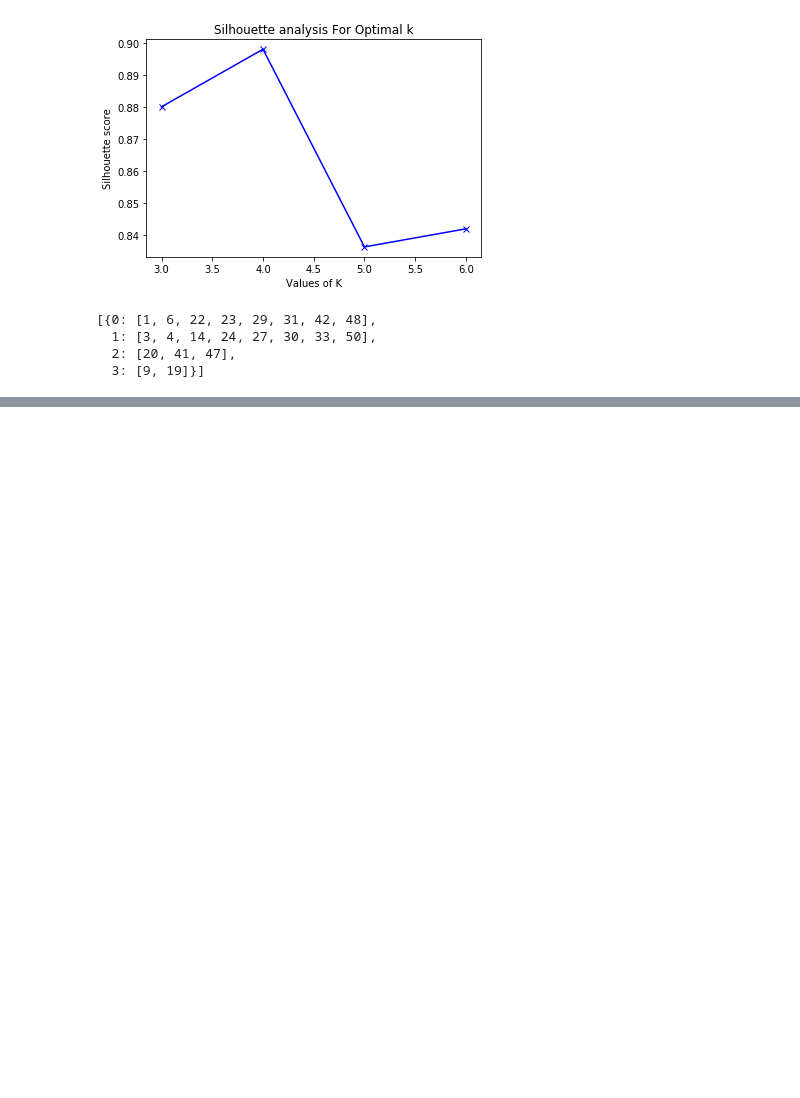
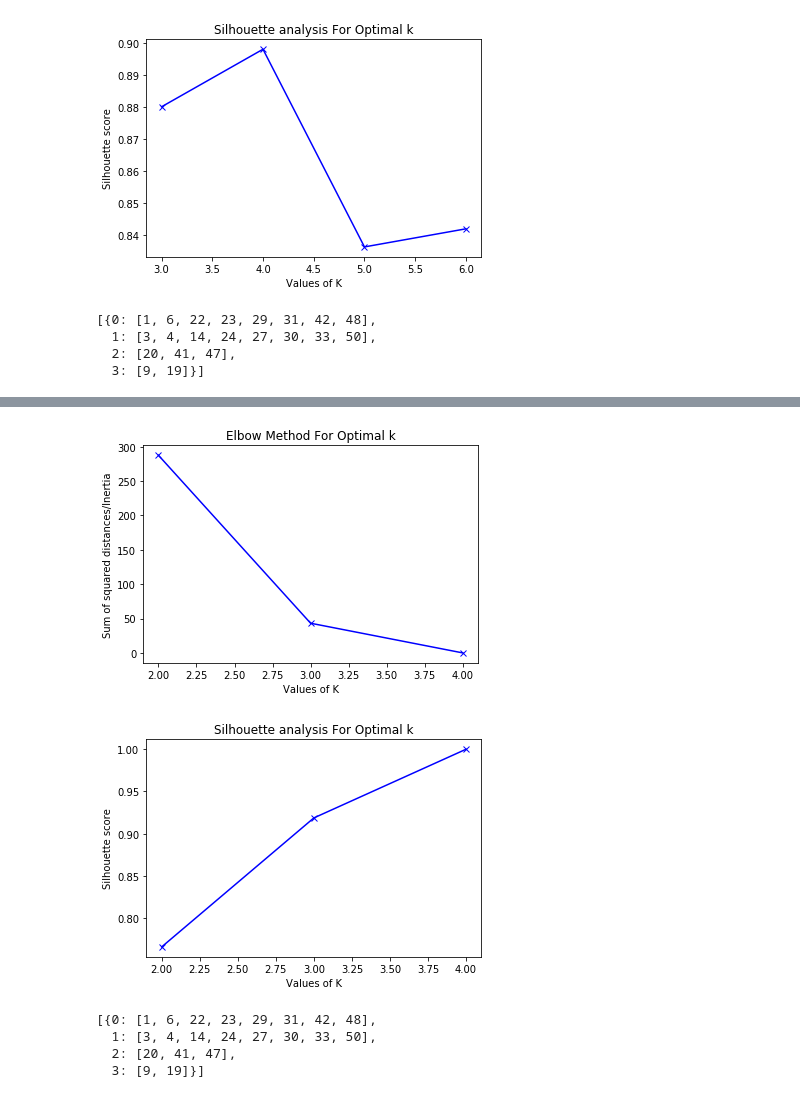
Before and after one commit to kumar-harsh2622/optimized-query-plan-predictor, a Jupyter notebook: notebooks/tree2vec.ipynb, the cells around one changed output, grey strips where cells are left out. Saved outputs shown, nothing was run; the diff lists cells and outputs as text; code cells hidden in the pictures; blank space fills up the shorter version.

Commit message:
join-order-based features exracted and clustered

```diff
--- a/notebooks/tree2vec.ipynb
+++ b/notebooks/tree2vec.ipynb
@@ -187,0 +257,15 @@ clusters
+# %%
+import subprocess
+
+main=r"G:\dbquery-optimizer\tree2vec\main.py"
+
+for i in range(len(q_list)):
+    inp=r"G:\dbquery-optimizer\notebooks\jot\query_one_"+str(q_list[i]+1)+".json"
+    out=r"G:\dbquery-optimizer\notebooks\jot-vectors\query_one_"+str(q_list[i]+1)+".json"
+    try:
+        p=subprocess.Popen(['python',main,'-i',inp,'-o',out],stdout=subprocess.PIPE,stderr=subprocess.PIPE)
+        stderr=p.communicate()[0]
+        if(stderr):
+            print(stderr)
+    except:
+        print("Error")
@@ -187,0 +296,4 @@ clusters
+# %%
+import numpy as np
+jot_vals=np.array(jot_vals)
+jot_vals
@@ -187,0 +318,42 @@ clusters
+# %%
+from sklearn.cluster import KMeans
+from sklearn.metrics import silhouette_score
+import matplotlib.pyplot as plt
+clusters= [i for i in range(2,5)]
+Sum_of_squared_distances = []
+for num_clusters in clusters :
+ kmeans = KMeans(n_clusters=num_clusters)
+ kmeans.fit(jot_vals)
+ Sum_of_squared_distances.append(kmeans.inertia_)
+plt.plot(clusters,Sum_of_squared_distances,'bx-')
+plt.xlabel('Values of K')
+plt.ylabel('Sum of squared distances/Inertia')
+plt.title('Elbow Method For Optimal k')
+plt.show()
+silhouette_avg = []
+for num_clusters in clusters:
+    kmeans = KMeans(n_clusters=num_clusters)
+    kmeans.fit(jot_vals)
+    cluster_labels = kmeans.labels_
+    silhouette_avg.append(silhouette_score(jot_vals, cluster_labels))
+plt.plot(clusters,silhouette_avg,'bx-')
+plt.xlabel("Values of K")
+plt.ylabel("Silhouette score")
+plt.title("Silhouette analysis For Optimal k")
+plt.show()
+# %% [output]
+[figure, added]
+[figure, added]
+# %%
+kmeans = KMeans(n_clusters=4,random_state=0).fit(jot_vals)
+kmeans.cluster_centers_
+clusters=[{0:[],1:[],2:[],3:[]}]
+for i in range(len(kmeans.labels_)):
+    clusters[0][kmeans.labels_[i]].append(q_list[i]+1)
+
+clusters
+# %% [output]
+[{0: [1, 6, 22, 23, 29, 31, 42, 48],
+  1: [3, 4, 14, 24, 27, 30, 33, 50],
+  2: [20, 41, 47],
+  3: [9, 19]}]
```
Also changed, not shown: parts of 5 cells of this notebook, 42 other files.
